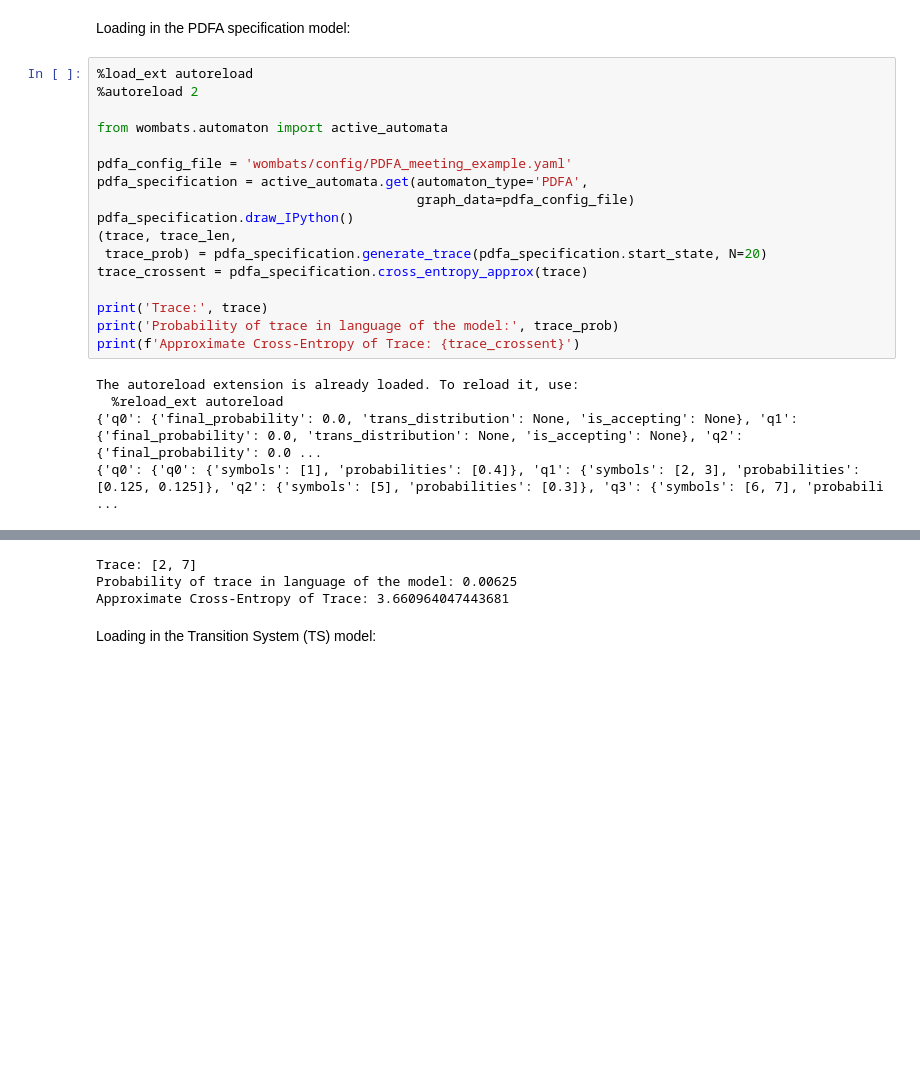
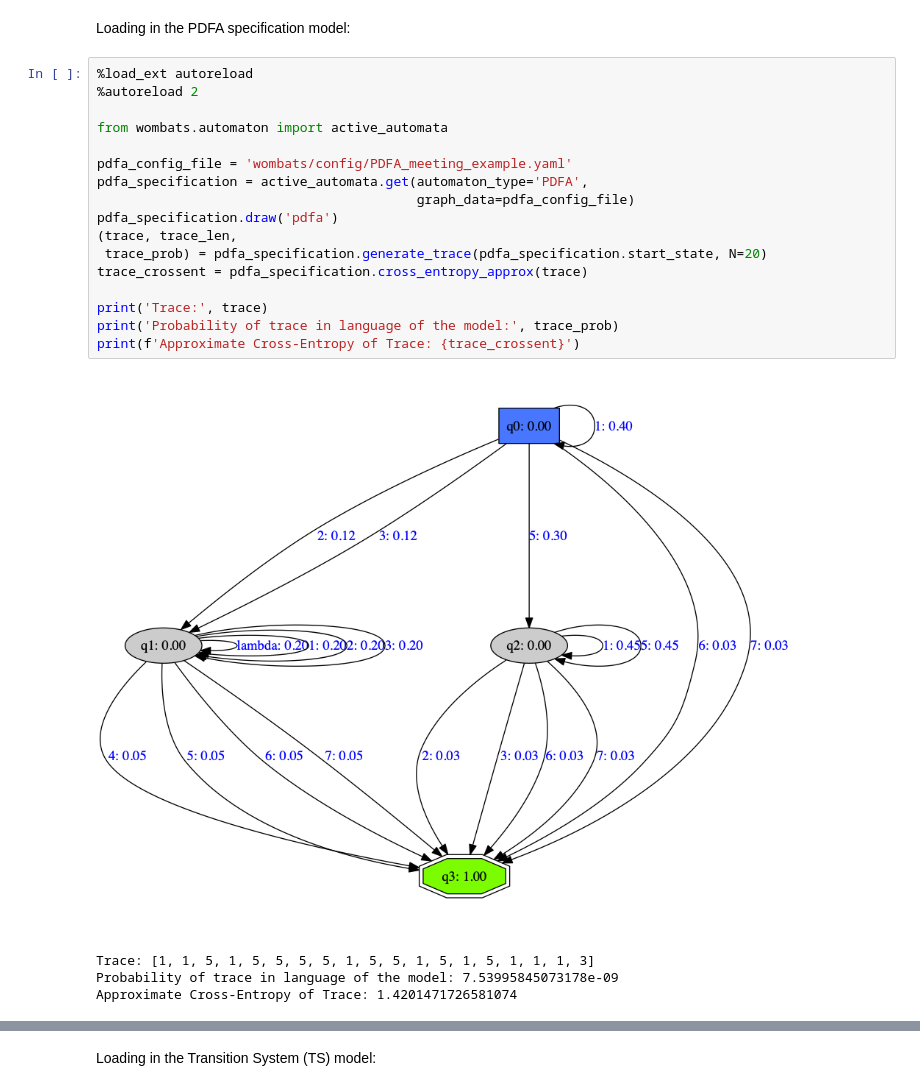
Before and after one commit to nicholasRenninger/wombats_experiments, a Jupyter notebook: pdfa_synthesis_experiments.ipynb, the cells around one changed output, grey strips where cells are left out. Saved outputs shown, nothing was run; the diff lists cells and outputs as text; blank space fills up the shorter version.

Commit message:
updating to wombats version with complete product implementation and improved plotting

```diff
--- a/pdfa_synthesis_experiments.ipynb
+++ b/pdfa_synthesis_experiments.ipynb
@@ -9,22 +9,22 @@ Loading in the PDFA specification model:
 # %%
 %load_ext autoreload
 %autoreload 2
 
 from wombats.automaton import active_automata
 
 pdfa_config_file = 'wombats/config/PDFA_meeting_example.yaml'
 pdfa_specification = active_automata.get(automaton_type='PDFA',
                                          graph_data=pdfa_config_file)
-pdfa_specification.draw_IPython()
+pdfa_specification.draw('pdfa')
 (trace, trace_len,
  trace_prob) = pdfa_specification.generate_trace(pdfa_specification.start_state, N=20)
 trace_crossent = pdfa_specification.cross_entropy_approx(trace)
 
 print('Trace:', trace)
 print('Probability of trace in language of the model:', trace_prob)
 print(f'Approximate Cross-Entropy of Trace: {trace_crossent}')
 # %% [output]
+[figure, added]
-The autoreload extension is already loaded. To reload it, use:
-  %reload_ext autoreload
-{'q0': {'final_probability': 0.0, 'trans_distribution': None, 'is_accepting': None}, 'q1': {'final_probability': 0.0, 'trans_distribution': None, 'is_accepting': None}, 'q2': {'final_probability': 0.0 ...
-{'q0': {'q0': {'symbols': [1], 'probabilities': [0.4]}, 'q1': {'symbols': [2, 3], 'probabilities': [0.125, 0.125]}, 'q2': {'symbols': [5], 'probabilities': [0.3]}, 'q3': {'symbols': [6, 7], 'probabili ...
+Trace: [1, 1, 5, 1, 5, 5, 5, 5, 1, 5, 5, 1, 5, 1, 5, 1, 1, 1, 3]
+Probability of trace in language of the model: 7.53995845073178e-09
+Approximate Cross-Entropy of Trace: 1.4201471726581074
@@ -32,6 +31,3 @@ The autoreload extension is already loaded. To reload it, use:
-Trace: [2, 7]
-Probability of trace in language of the model: 0.00625
-Approximate Cross-Entropy of Trace: 3.660964047443681
 # %% [markdown]
 Loading in the Transition System (TS) model:
 # %%
```
Also changed, not shown: parts of 9 cells of this notebook, 14 other files.
